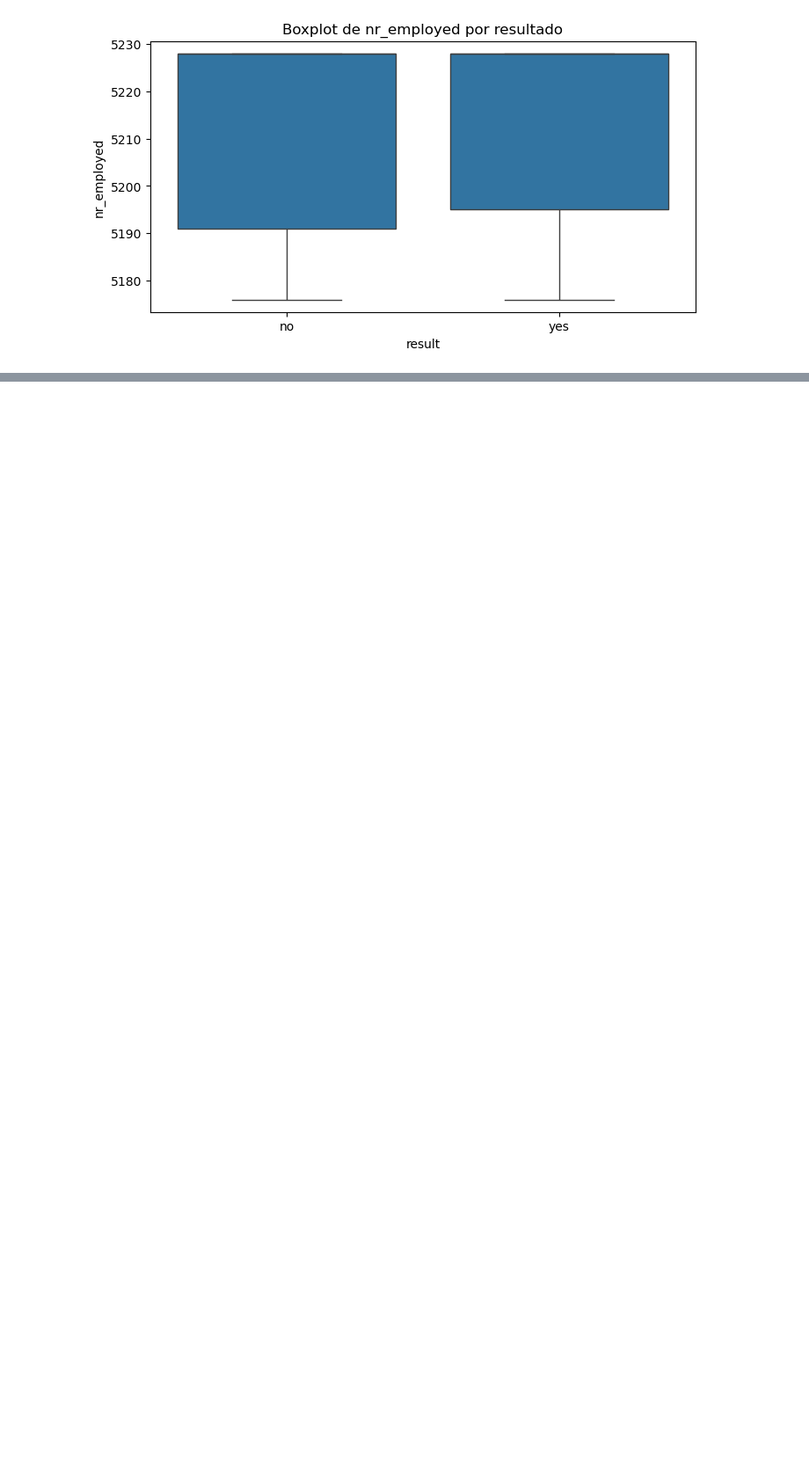
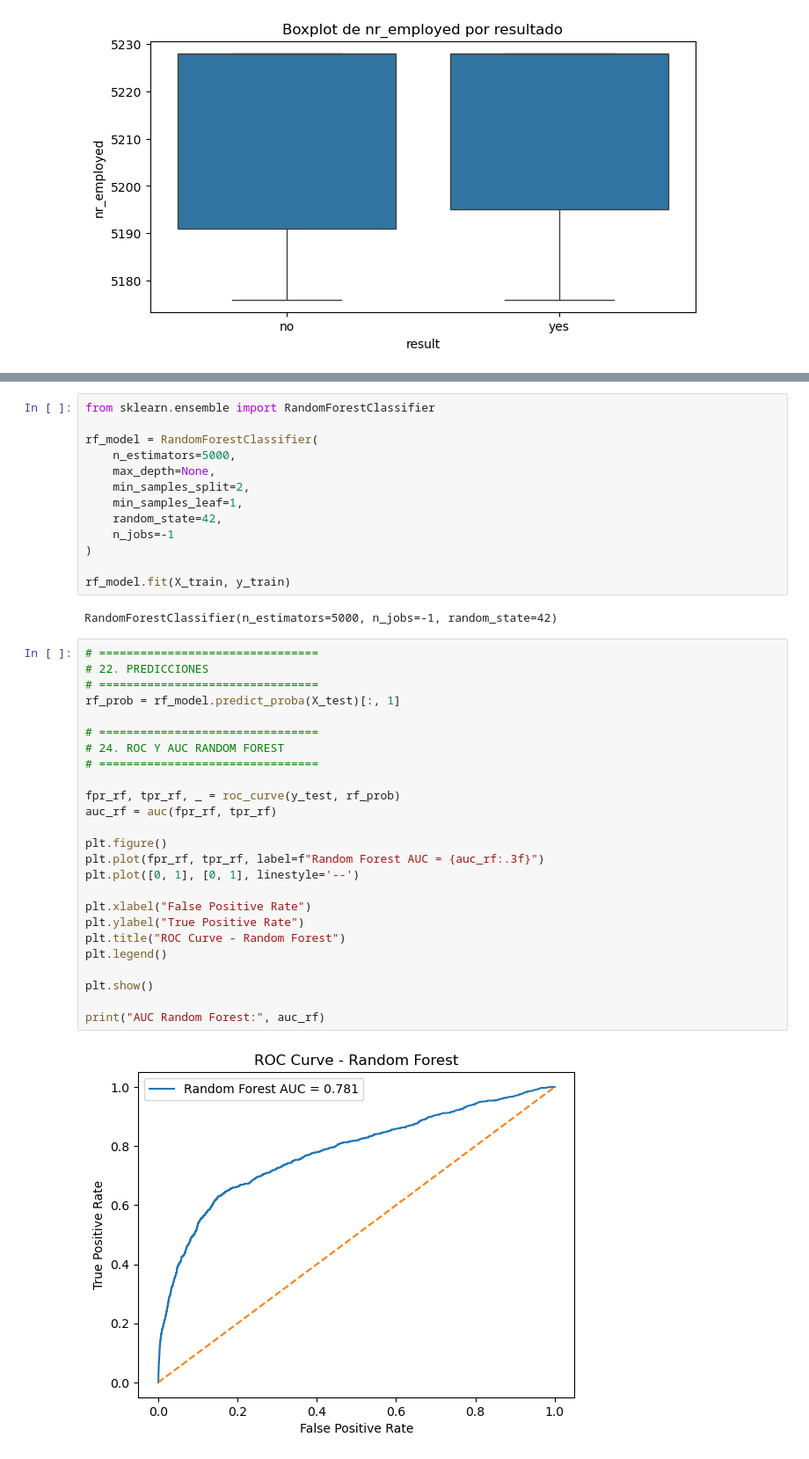
Before and after one commit to arnausans23/data-analytics-tfm, a Jupyter notebook: 1_analisis_datos_v2.ipynb, the cells around one changed output, grey strips where cells are left out. Shown at 88% size. Saved outputs shown, nothing was run; the diff lists cells and outputs as text; blank space fills up the shorter version.

Commit message:
random forest vs regresion logistica

```diff
--- a/1_analisis_datos_v2.ipynb
+++ b/1_analisis_datos_v2.ipynb
@@ -685,0 +828,42 @@ Name: proportion, dtype: float64
+# %%
+from sklearn.ensemble import RandomForestClassifier
+
+rf_model = RandomForestClassifier(
+    n_estimators=5000,
+    max_depth=None,
+    min_samples_split=2,
+    min_samples_leaf=1,
+    random_state=42,
+    n_jobs=-1
+)
+
+rf_model.fit(X_train, y_train)
+# %% [output]
+RandomForestClassifier(n_estimators=5000, n_jobs=-1, random_state=42)
+# %%
+# ================================
+# 22. PREDICCIONES
+# ================================
+rf_prob = rf_model.predict_proba(X_test)[:, 1]
+
+# ================================
+# 24. ROC Y AUC RANDOM FOREST
+# ================================
+
+fpr_rf, tpr_rf, _ = roc_curve(y_test, rf_prob)
+auc_rf = auc(fpr_rf, tpr_rf)
+
+plt.figure()
+plt.plot(fpr_rf, tpr_rf, label=f"Random Forest AUC = {auc_rf:.3f}")
+plt.plot([0, 1], [0, 1], linestyle='--')
+
+plt.xlabel("False Positive Rate")
+plt.ylabel("True Positive Rate")
+plt.title("ROC Curve - Random Forest")
+plt.legend()
+
+plt.show()
+
+print("AUC Random Forest:", auc_rf)
+# %% [output]
+[figure, added]
```
Also changed, not shown: parts of 19 cells of this notebook.
